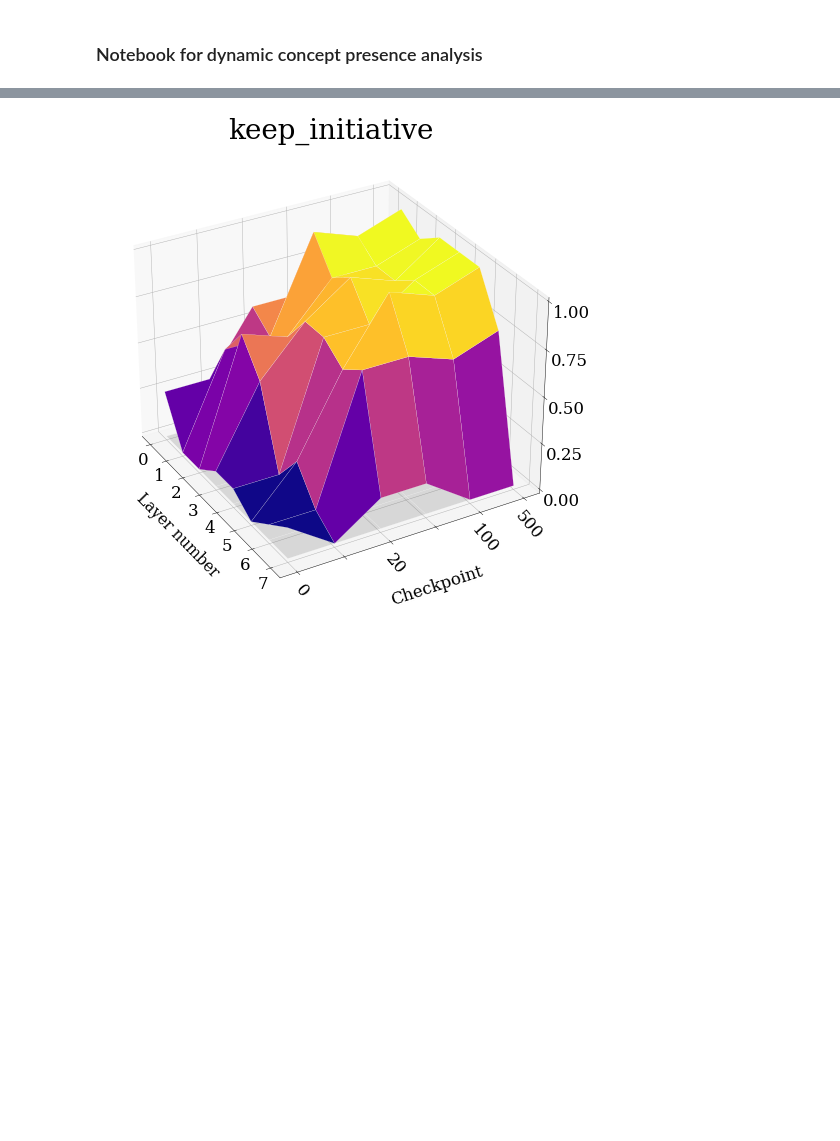
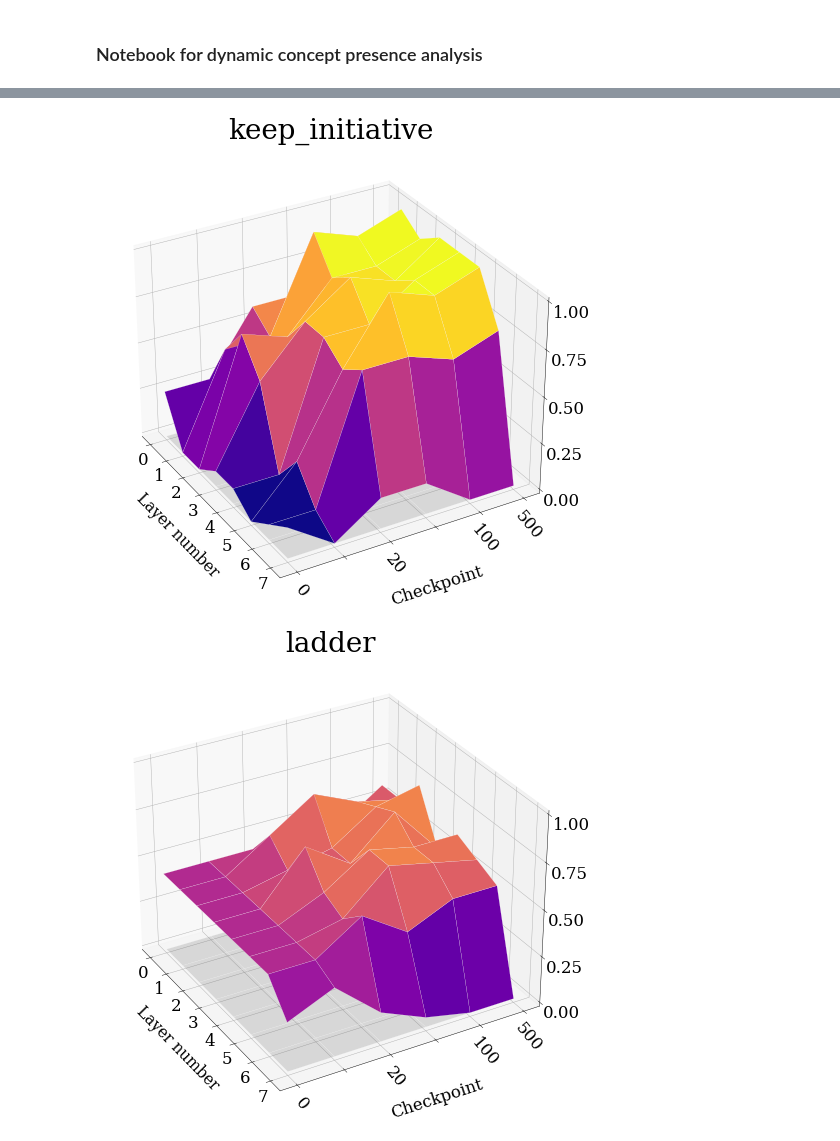
Before and after one commit to erikssommer/xai-concept-methods-drl, a Jupyter notebook: notebooks/dynamic_concept_presence.ipynb, the cells around one changed output, grey strips where cells are left out. Saved outputs shown, nothing was run; the diff lists cells and outputs as text; code cells hidden in the pictures; blank space fills up the shorter version.

```diff
--- a/notebooks/dynamic_concept_presence.ipynb
+++ b/notebooks/dynamic_concept_presence.ipynb
@@ -24,9 +24,7 @@ resnet = True
 
 model_type = "resnet" if resnet else "convnet"
 
-#dynamic_concepts = ['opening_play', 'end_game', 'life_and_death', "keep_initiative", 'ko_fight', 'invasion_and_reduction']
-
-dynamic_concepts = ['opening_play', 'end_game', 'ko_fight', 'invasion_and_reduction', 'life_and_death', 'keep_initiative']
+dynamic_concepts = ['opening_play', 'end_game', 'ko_fight', 'invasion_and_reduction', 'life_and_death', 'keep_initiative', 'ladder']
 
 for concept in dynamic_concepts:
     # Input regression plot
@@ -103,30 +101,31 @@ for concept in dynamic_concepts:
     ax.tick_params('z', labelsize=30, pad=15, reset=True)
     fig.patch.set_facecolor("white")
 
     ax.zaxis.set_major_locator(LinearLocator(5))
 
     labels = levels.copy()
     labels[0] = 0
     plt.yticks(np.arange(len(levels)), labels)
     yticks = ax.yaxis.get_major_ticks()
     for i in range(1, len(labels), 2):
         yticks[i].label1.set_visible(False)
 
     yticks[-1].label1.set_visible(True)
     # A StrMethodFormatter is used automatically
     ax.zaxis.set_major_formatter('{x:.02f}')
     ax.view_init(30, -30)
 
 
     # Add legend to describe the surfaces
     # ax.legend([surf_1, surf_2], ["Input presence", "Concept presence"], loc='upper center', bbox_to_anchor=(0.5, -0.05), fancybox=True, shadow=True, ncol=2, fontsize=30)
 
     os.makedirs(f"plots/dynamic/{model_type}/{board_name}/{session_name}", exist_ok=True)
     plt.savefig(f"plots/dynamic/{model_type}/{board_name}/{session_name}/{concept}.png", transparent=False)
 # %% [output]
 [figure]
 [figure]
 [figure]
 [figure]
 [figure]
 [figure]
+[figure, added]
```
Also changed, not shown: 3 other files.
